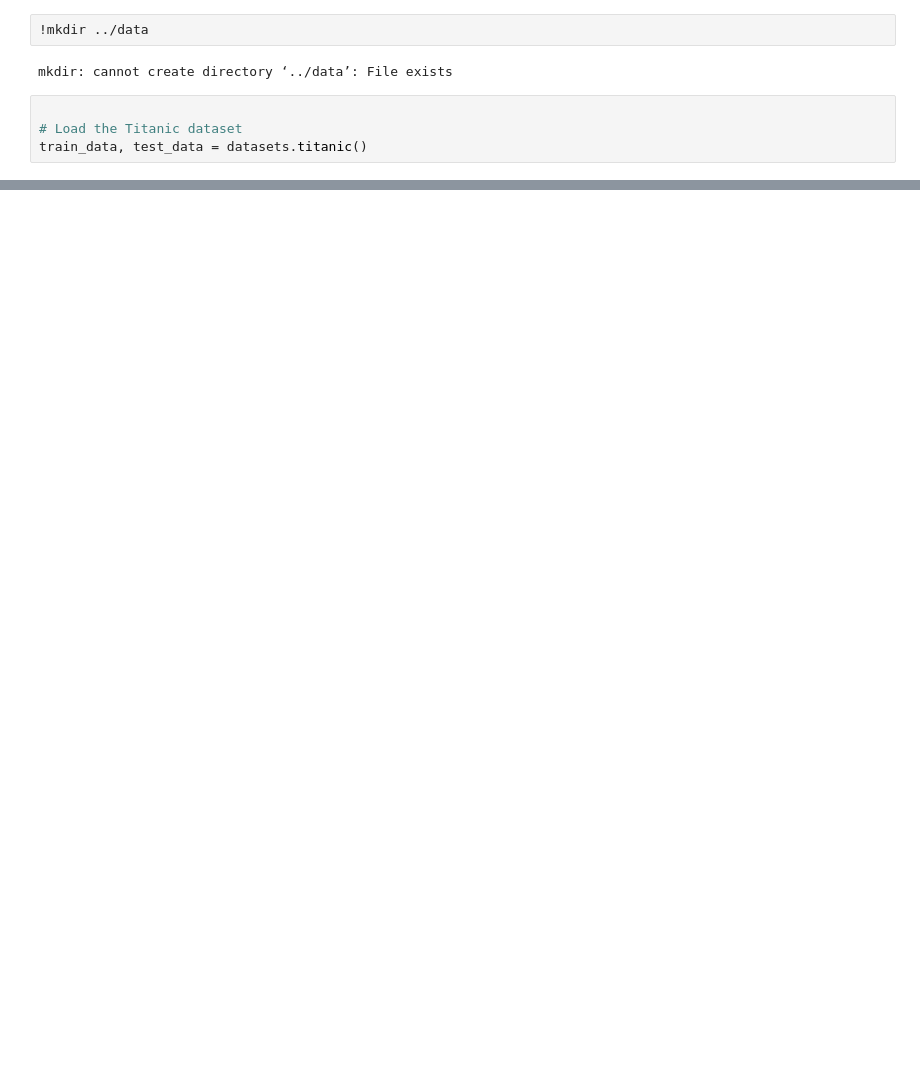
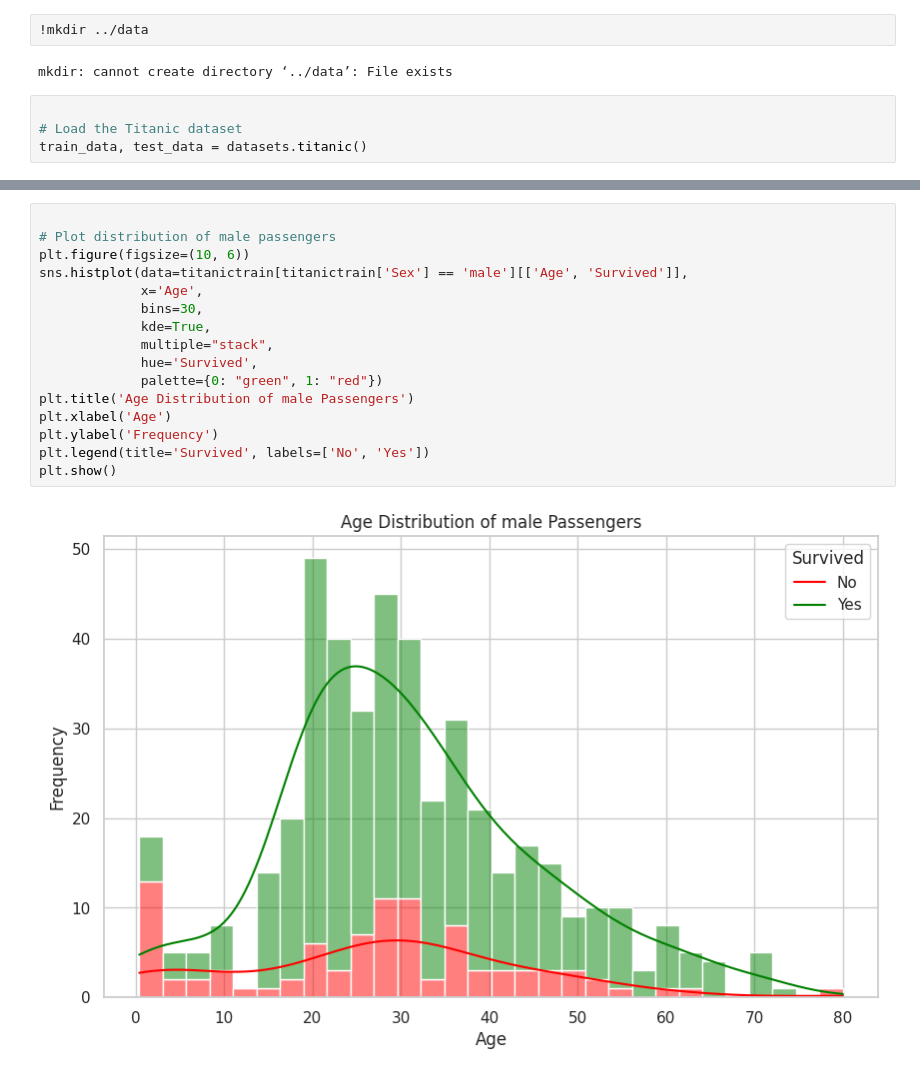
Before and after one commit to AlekseyKasatkin/urfu_mlops_2sem_finalproject, a Jupyter notebook: notebooks/dataprep.ipynb, the cells around one changed output, grey strips where cells are left out. Cells and saved outputs as stored; diff of their text form; blank space fills up the shorter version.

```diff
--- a/notebooks/dataprep.ipynb
+++ b/notebooks/dataprep.ipynb
@@ -15,0 +121,18 @@ titanictrain.to_csv('../data/data/titanictrain.csv', index=False)
+# %%
+
+# Plot distribution of male passengers
+plt.figure(figsize=(10, 6))
+sns.histplot(data=titanictrain[titanictrain['Sex'] == 'male'][['Age', 'Survived']],
+             x='Age',
+             bins=30,
+             kde=True,
+             multiple="stack",
+             hue='Survived',
+             palette={0: "green", 1: "red"})
+plt.title('Age Distribution of male Passengers')
+plt.xlabel('Age')
+plt.ylabel('Frequency')
+plt.legend(title='Survived', labels=['No', 'Yes'])
+plt.show()
+# %% [output]
+[figure, added]
```
Also changed, not shown: parts of 32 cells of this notebook, 1 other file.
